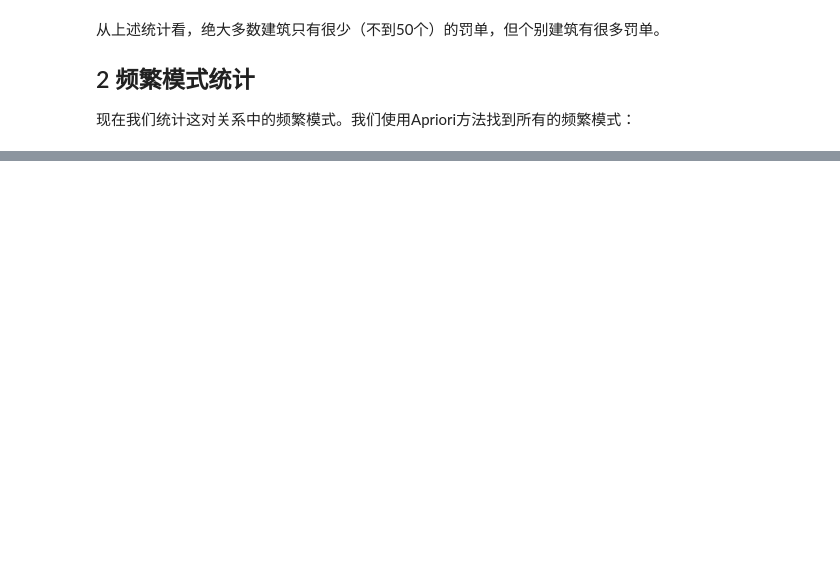
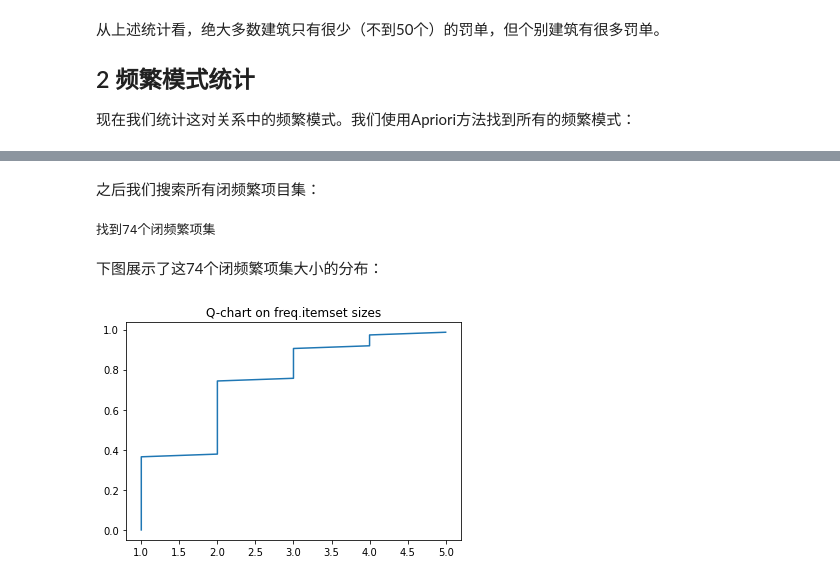
Before and after one commit to howmanyKsdoIneed/BITDM-minings, a Jupyter notebook: 互评作业2：频繁模式与关联规则.ipynb, the cells around one changed output, grey strips where cells are left out. Drawn from its saved outputs; the diff is of its cells as text; code cells hidden in the pictures; blank space fills up the shorter version.

```diff
--- a/互评作业2：频繁模式与关联规则.ipynb
+++ b/互评作业2：频繁模式与关联规则.ipynb
@@ -187,0 +247,26 @@ def Apriori(dataset, min_support = 2):
+# %% [markdown]
+之后我们搜索所有闭频繁项目集：
+# %%
+# 搜索所有闭频繁项集
+close_freqitems={}
+for items in sup:
+    sitem = set(items)
+    drop=False
+    for cmp in sup:
+        if cmp==items: continue
+        if sitem.issubset(cmp):
+            if sup[items] == sup[cmp]:
+                drop=True
+                break
+    if not drop:
+        close_freqitems[items] = sup[items]
+print(f'找到{len(close_freqitems)}个闭频繁项集')
+# %% [output]
+找到74个闭频繁项集
+# %% [markdown]
+下图展示了这74个闭频繁项集大小的分布：
+# %%
+itemset_lens = [len(i) for i in close_freqitems]
+plot_qchart(itemset_lens,'Q-chart on freq.itemset sizes')
+# %% [output]
+[figure, added]
```
Also changed, not shown: parts of 16 cells of this notebook, 1 other file.
